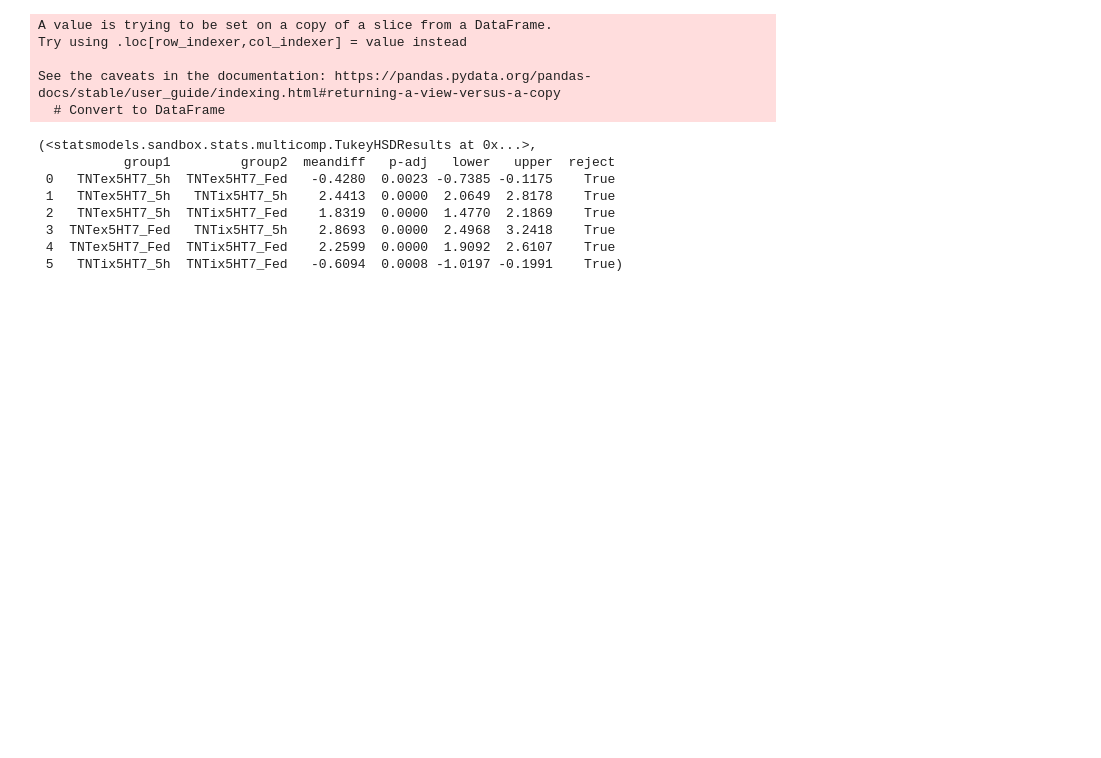
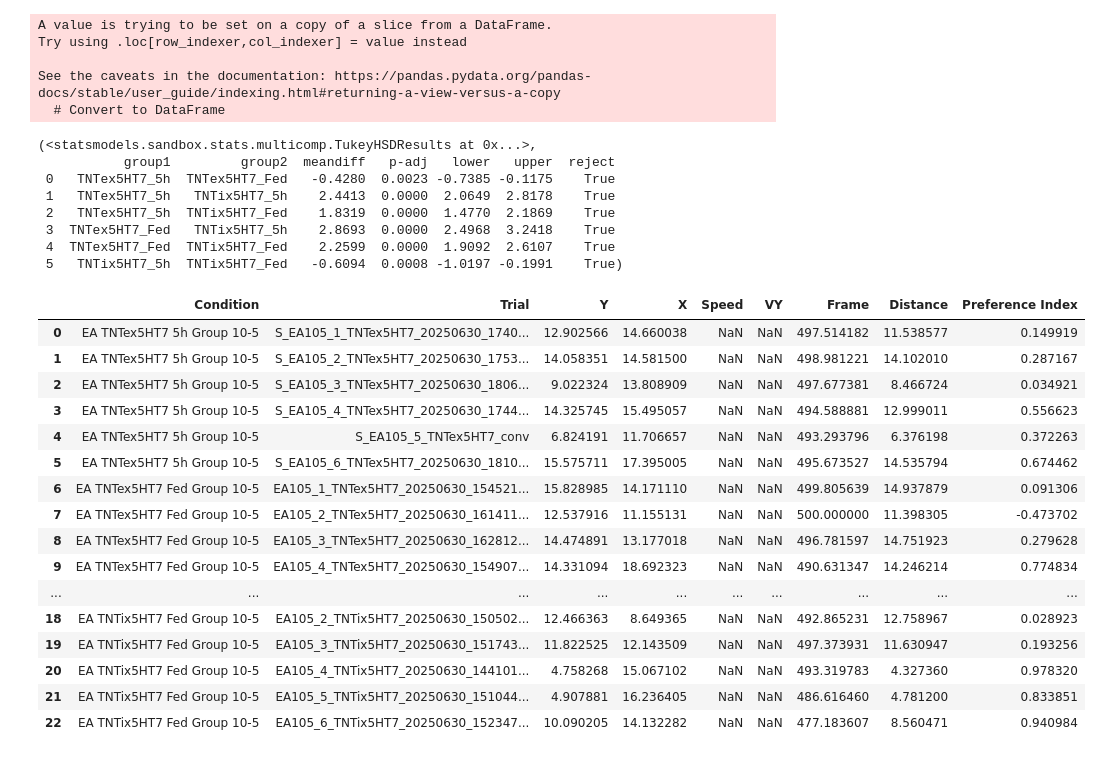
Before and after one commit to HariPNarayanan/larva-locater, a Jupyter notebook: Structured/analysis_bulk.ipynb, the cells around one changed output. Saved outputs shown, nothing was run; the diff lists cells and outputs as text; code cells hidden in the pictures; blank space fills up the shorter version.

```diff
--- a/Structured/analysis_bulk.ipynb
+++ b/Structured/analysis_bulk.ipynb
@@ -268,4 +268,28 @@ See the caveats in the documentation: https://pandas.pydata.org/pandas-docs/stab
  3  TNTex5HT7_Fed   TNTix5HT7_5h    2.8693  0.0000  2.4968  3.2418    True
  4  TNTex5HT7_Fed  TNTix5HT7_Fed    2.2599  0.0000  1.9092  2.6107    True
  5   TNTix5HT7_5h  TNTix5HT7_Fed   -0.6094  0.0008 -1.0197 -0.1991    True)
+# %%
+temp_df_1 = [df_TNTx5HT7_EA_105['Frame'] > 400].groupby(['Condition', 'Trial']).mean()
+# %%
+temp_df_1 = temp_df_1.reset_index()
+# %%
+temp_df_1
+# %% [output]
+|  | Condition | Trial | Y | X | Speed | VY | Frame | Distance | Preference Index |
+| 0 | EA TNTex5HT7 5h Group 10-5 | S_EA105_1_TNTex5HT7_20250630_1740... | 12.902566 | 14.660038 | NaN | NaN | 497.514182 | 11.538577 | 0.149919 |
+| 1 | EA TNTex5HT7 5h Group 10-5 | S_EA105_2_TNTex5HT7_20250630_1753... | 14.058351 | 14.581500 | NaN | NaN | 498.981221 | 14.102010 | 0.287167 |
+| 2 | EA TNTex5HT7 5h Group 10-5 | S_EA105_3_TNTex5HT7_20250630_1806... | 9.022324 | 13.808909 | NaN | NaN | 497.677381 | 8.466724 | 0.034921 |
+| 3 | EA TNTex5HT7 5h Group 10-5 | S_EA105_4_TNTex5HT7_20250630_1744... | 14.325745 | 15.495057 | NaN | NaN | 494.588881 | 12.999011 | 0.556623 |
+| 4 | EA TNTex5HT7 5h Group 10-5 | S_EA105_5_TNTex5HT7_conv | 6.824191 | 11.706657 | NaN | NaN | 493.293796 | 6.376198 | 0.372263 |
+| 5 | EA TNTex5HT7 5h Group 10-5 | S_EA105_6_TNTex5HT7_20250630_1810... | 15.575711 | 17.395005 | NaN | NaN | 495.673527 | 14.535794 | 0.674462 |
+| 6 | EA TNTex5HT7 Fed Group 10-5 | EA105_1_TNTex5HT7_20250630_154521... | 15.828985 | 14.171110 | NaN | NaN | 499.805639 | 14.937879 | 0.091306 |
+| 7 | EA TNTex5HT7 Fed Group 10-5 | EA105_2_TNTex5HT7_20250630_161411... | 12.537916 | 11.155131 | NaN | NaN | 500.000000 | 11.398305 | -0.473702 |
+| 8 | EA TNTex5HT7 Fed Group 10-5 | EA105_3_TNTex5HT7_20250630_162812... | 14.474891 | 13.177018 | NaN | NaN | 496.781597 | 14.751923 | 0.279628 |
+| 9 | EA TNTex5HT7 Fed Group 10-5 | EA105_4_TNTex5HT7_20250630_154907... | 14.331094 | 18.692323 | NaN | NaN | 490.631347 | 14.246214 | 0.774834 |
+| ... | ... | ... | ... | ... | ... | ... | ... | ... | ... |
+| 18 | EA TNTix5HT7 Fed Group 10-5 | EA105_2_TNTix5HT7_20250630_150502... | 12.466363 | 8.649365 | NaN | NaN | 492.865231 | 12.758967 | 0.028923 |
+| 19 | EA TNTix5HT7 Fed Group 10-5 | EA105_3_TNTix5HT7_20250630_151743... | 11.822525 | 12.143509 | NaN | NaN | 497.373931 | 11.630947 | 0.193256 |
+| 20 | EA TNTix5HT7 Fed Group 10-5 | EA105_4_TNTix5HT7_20250630_144101... | 4.758268 | 15.067102 | NaN | NaN | 493.319783 | 4.327360 | 0.978320 |
+| 21 | EA TNTix5HT7 Fed Group 10-5 | EA105_5_TNTix5HT7_20250630_151044... | 4.907881 | 16.236405 | NaN | NaN | 486.616460 | 4.781200 | 0.833851 |
+| 22 | EA TNTix5HT7 Fed Group 10-5 | EA105_6_TNTix5HT7_20250630_152347... | 10.090205 | 14.132282 | NaN | NaN | 477.183607 | 8.560471 | 0.940984 |
 # %%
```
Also changed, not shown: parts of 1 cell of this notebook.
